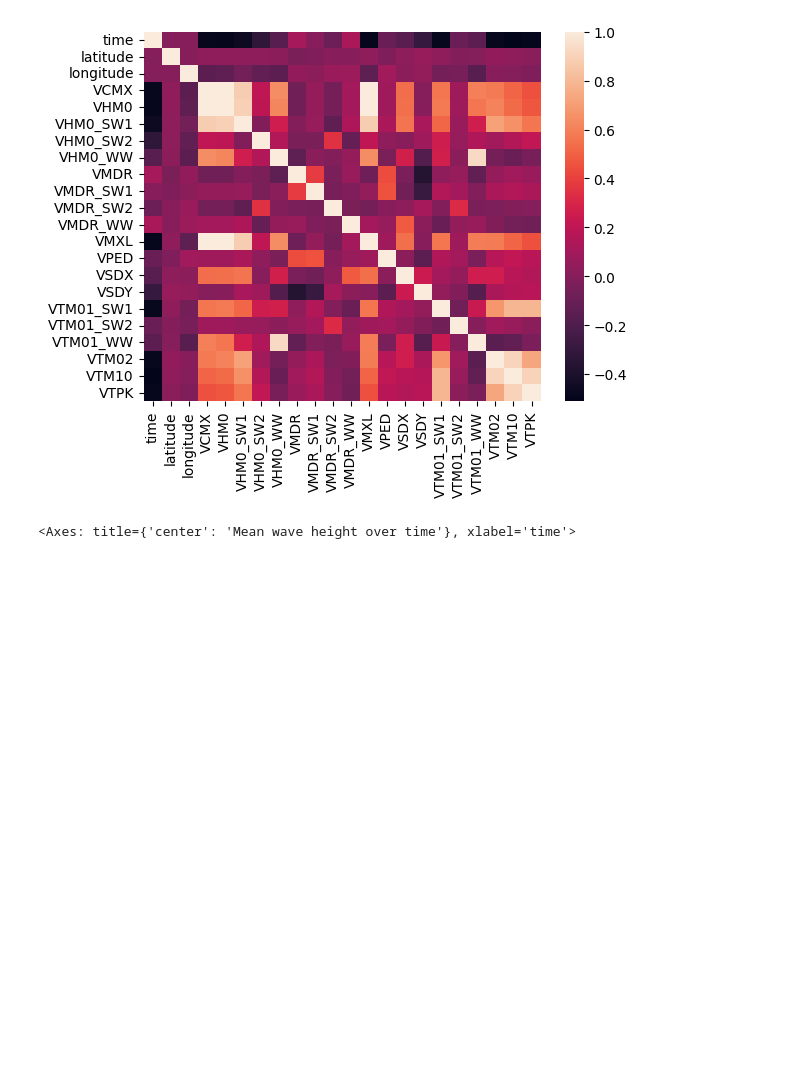
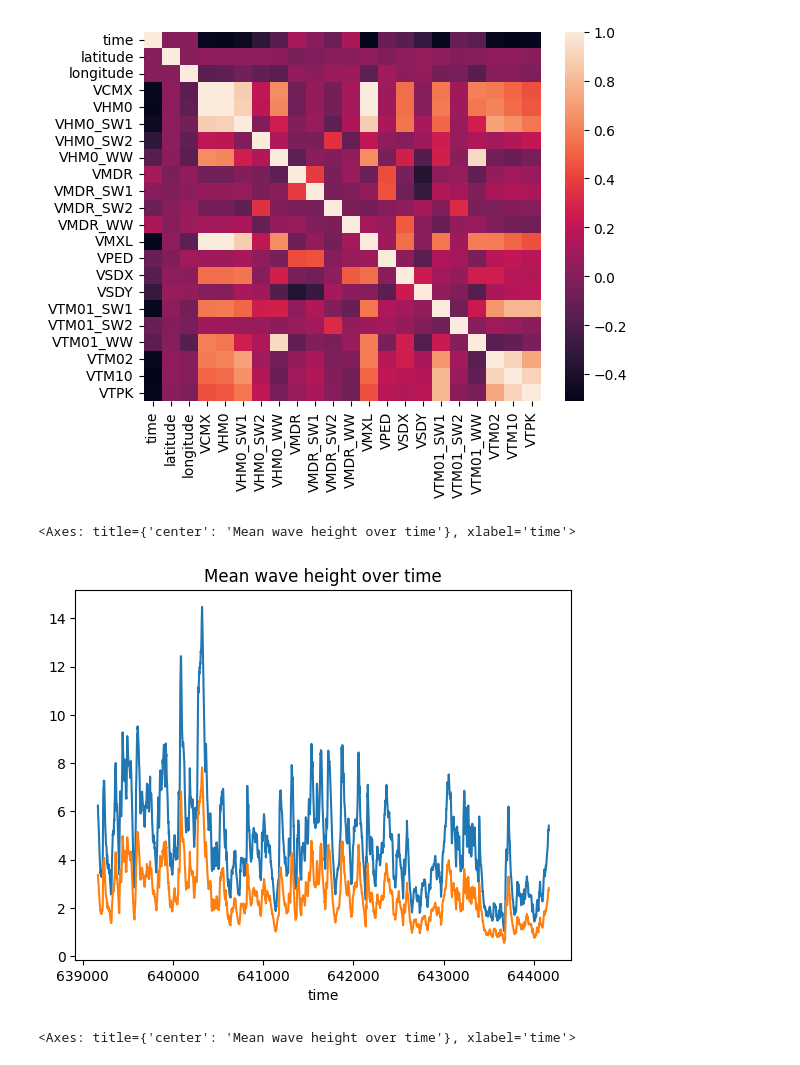
Before and after one commit to oghritik/Wave-Prediction, a Jupyter notebook: data.ipynb, the cells around one changed output. Cells and saved outputs as stored; diff of their text form; code cells hidden in the pictures; blank space fills up the shorter version.

```diff
--- a/data.ipynb
+++ b/data.ipynb
@@ -44,9 +45,11 @@ dict_keys(['VCMX', 'VHM0', 'VHM0_SW1', 'VHM0_SW2', 'VHM0_WW', 'VMDR', 'VMDR_SW1'
 # longitude   — Longitude
 # time        — 24×((15×31)+(8×30)+(2×28)) + 24 + 1 = 18289
 # %%
-time = all_ds.variables['time'][:5000]              # shape: (ntime,)
-lat = all_ds.variables['latitude'][:5000]           # shape: (nlat,)
-lon = all_ds.variables['longitude'][:5000]          # shape: (nlon,)
+sz = 4000
+
+time = all_ds.variables['time'][:sz]              # shape: (ntime,)
+lat = all_ds.variables['latitude'][:sz]           # shape: (nlat,)
+lon = all_ds.variables['longitude'][:sz]          # shape: (nlon,)
 
 # Create a meshgrid of coordinates
 time_grid, lat_grid, lon_grid = np.meshgrid(time, lat, lon, indexing='ij')
@@ -61,7 +64,7 @@ var_names = [
 data = {}
 for var in var_names:
     print(f'Loading {var}...')
-    arr = all_ds.variables[var][:5000]              # shape: (time, lat, lon)
+    arr = all_ds.variables[var][:sz]              # shape: (time, lat, lon)
     data[var] = arr.ravel()                     # flatten to 1D
 
 # Build the DataFrame
@@ -97 +116,8 @@ Loading VTPK...
+# %%
+# Apply Savitzky-Golay filter to each column
+window_length = 51  # Must be odd
+polyorder = 3       # Degree of polynomial
+df_smooth = df.copy()
+for var in var_names:
+    df_smooth[var] = savgol_filter(df[var], window_length=window_length, polyorder=polyorder)
 # %%
@@ -108,6 +143,12 @@ sns.heatmap(df.corr())
 # fig = px.scatter_geo(subset, lat='latitude', lon='longitude', color='wave_height',
 #                      title='Wave height at first timestep')
 # fig.show()
+# %%
+df_smooth.groupby('time')['VCMX'].max().plot(title='Max wave height over time')
+df_smooth.groupby('time')['VHM0'].max().plot(title='Mean wave height over time')
+# %% [output]
+<Axes: title={'center': 'Mean wave height over time'}, xlabel='time'>
+[figure, added]
 # %%
 df.groupby('time')['VCMX'].max().plot(title='Max wave height over time')
 df.groupby('time')['VHM0'].max().plot(title='Mean wave height over time')
```
Also changed, not shown: parts of 6 cells of this notebook, 1 other file.
